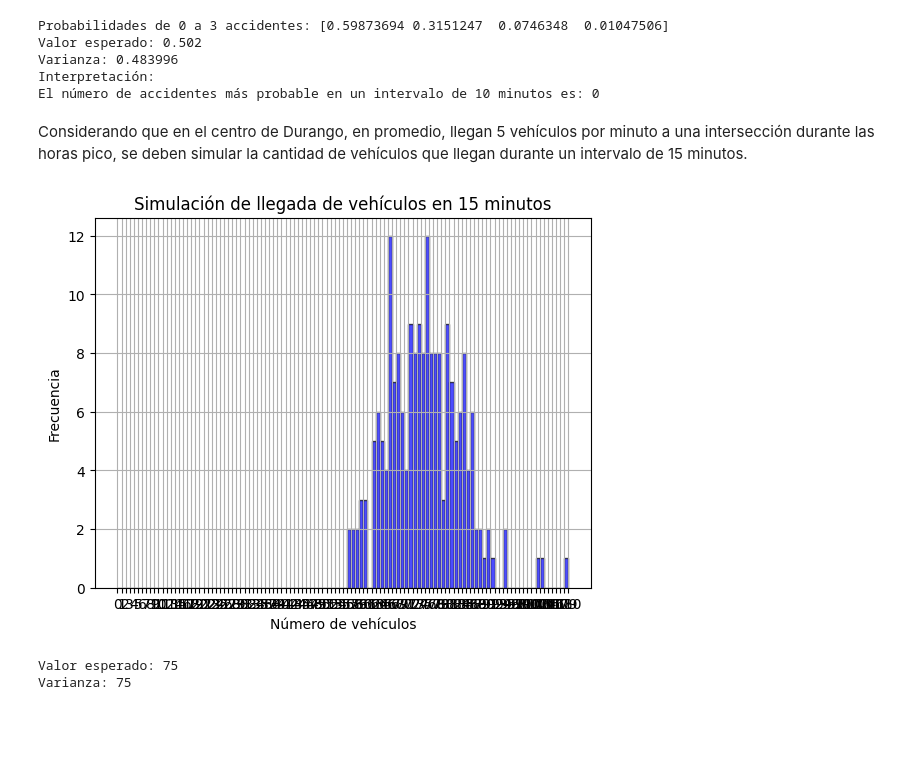
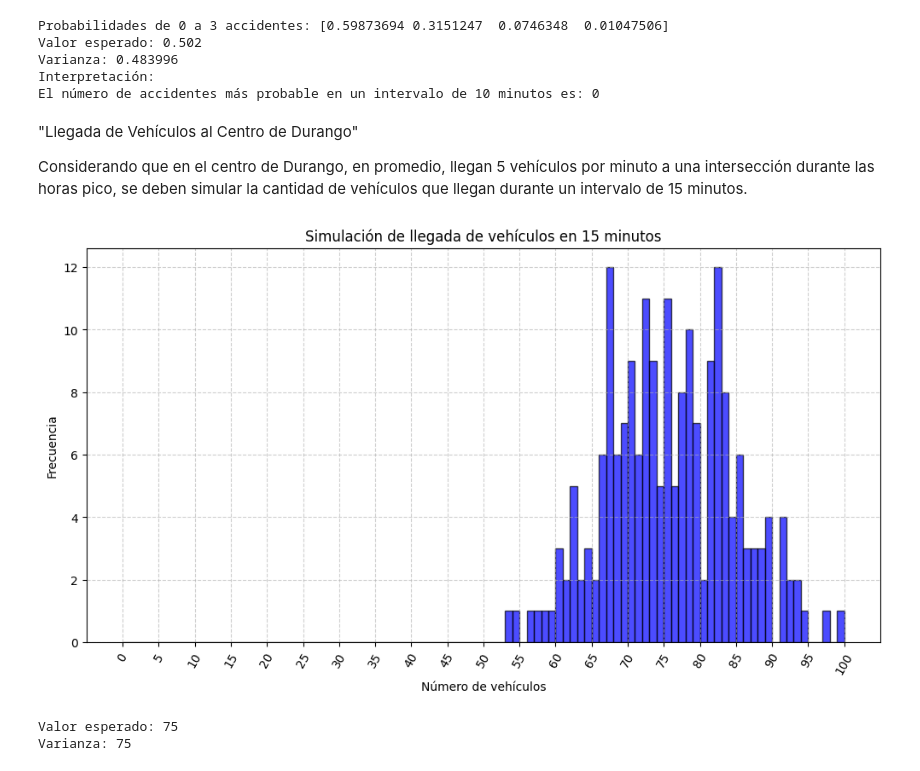
Before and after one commit to Jocelyn-Garcia4rt/Graficas_INEGI, a Jupyter notebook: DistribucionBinominalyPoisson.ipynb, the cells around one changed output. Cells and saved outputs as stored; diff of their text form; code cells hidden in the pictures; blank space fills up the shorter version.

```diff
--- a/DistribucionBinominalyPoisson.ipynb
+++ b/DistribucionBinominalyPoisson.ipynb
@@ -58,37 +58,49 @@ Varianza: 0.483996
 Interpretación:
 El número de accidentes más probable en un intervalo de 10 minutos es: 0
 # %% [markdown]
+"Llegada de Vehículos al Centro de Durango"
+
 Considerando que en el centro de Durango, en promedio, llegan 5 vehículos por
 minuto a una intersección durante las horas pico, se deben simular la cantidad de vehículos que
 llegan durante un intervalo de 15 minutos.
 # %%
 import numpy as np
 import matplotlib.pyplot as plt
 
 # Parámetros
 lambda_ = 5  # Tasa promedio de vehículos por minuto
 intervalo_minutos = 15
 n_simulaciones = 200  # Número de simulaciones
 
 # Simulación usando la distribución de Poisson
 vehiculos_llegados = np.random.poisson(lambda_ * intervalo_minutos, n_simulaciones)
 
-# Graficar los resultados
-plt.hist(vehiculos_llegados, bins=range(0, max(vehiculos_llegados) + 1), alpha=0.7, color='blue', edgecolor='black')
+# Crear la figura con un tamaño mayor para mejorar la visibilidad
+plt.figure(figsize=(12, 6))
+
+# Graficar el histograma
+plt.hist(vehiculos_llegados, bins=range(0, max(vehiculos_llegados) + 2), alpha=0.7, color='blue', edgecolor='black')
 plt.title('Simulación de llegada de vehículos en 15 minutos')
 plt.xlabel('Número de vehículos')
 plt.ylabel('Frecuencia')
-plt.xticks(range(0, max(vehiculos_llegados) + 1))
-plt.grid(True)
+
+# Ajustar las etiquetas del eje X: mostrar solo algunas etiquetas, por ejemplo, de 3 en 3
+xticks_range = range(0, max(vehiculos_llegados) + 2, 5)
+plt.xticks(xticks_range, rotation=60)  # Rotar etiquetas para mejor legibilidad
+
+# Activar la cuadrícula
+plt.grid(True, linestyle="--", alpha=0.6)
+
+# Mostrar el gráfico
 plt.show()
 
 # Calcular el valor esperado y la varianza
 valor_esperado = lambda_ * intervalo_minutos
 varianza = lambda_ * intervalo_minutos
 
 print(f"Valor esperado: {valor_esperado}")
 print(f"Varianza: {varianza}")
 # %% [output]
-[figure, old version]
+[figure, new version]
 Valor esperado: 75
 Varianza: 75
```
Also changed, not shown: parts of 1 cell of this notebook.
